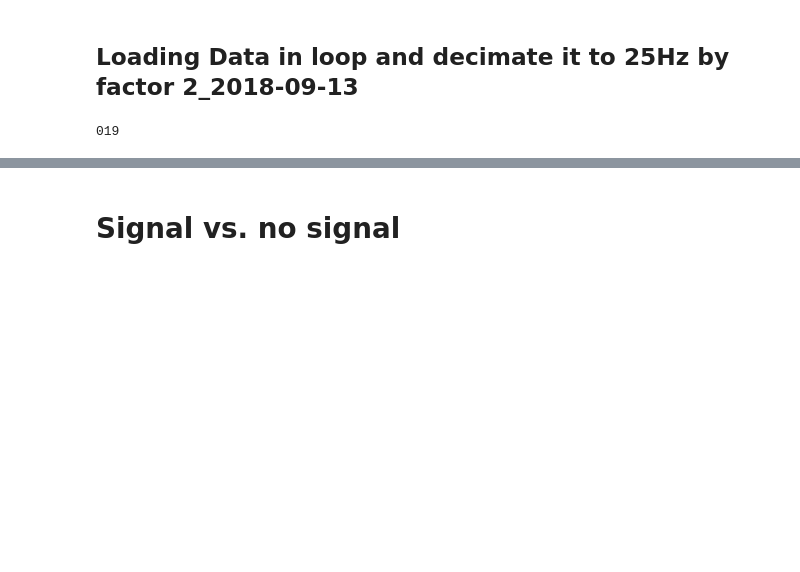
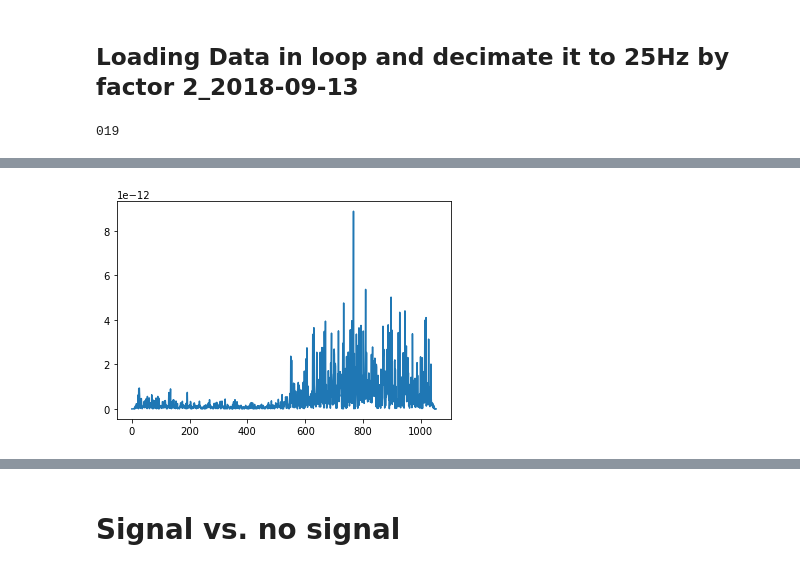
Before and after one commit to DDEssing/thesis_code, a Jupyter notebook: Amplitude_variation.ipynb, the cells around one changed output, grey strips where cells are left out. Cells and saved outputs as stored; diff of their text form; code cells hidden in the pictures; blank space fills up the shorter version.

```diff
--- a/Amplitude_variation.ipynb
+++ b/Amplitude_variation.ipynb
@@ -160,3 +281,12 @@ plt.show()
+# %%
+test = specgram_BHZ[22,:]
+
+test_new = np.transpose(test)
+# %%
+plt.plot(test_new)
+plt.show()
+# %% [output]
+[figure, added]
 # %%
 all_days_amp_values = all_days_amp_values.flatten()
 
```
Also changed, not shown: parts of 16 cells of this notebook.
